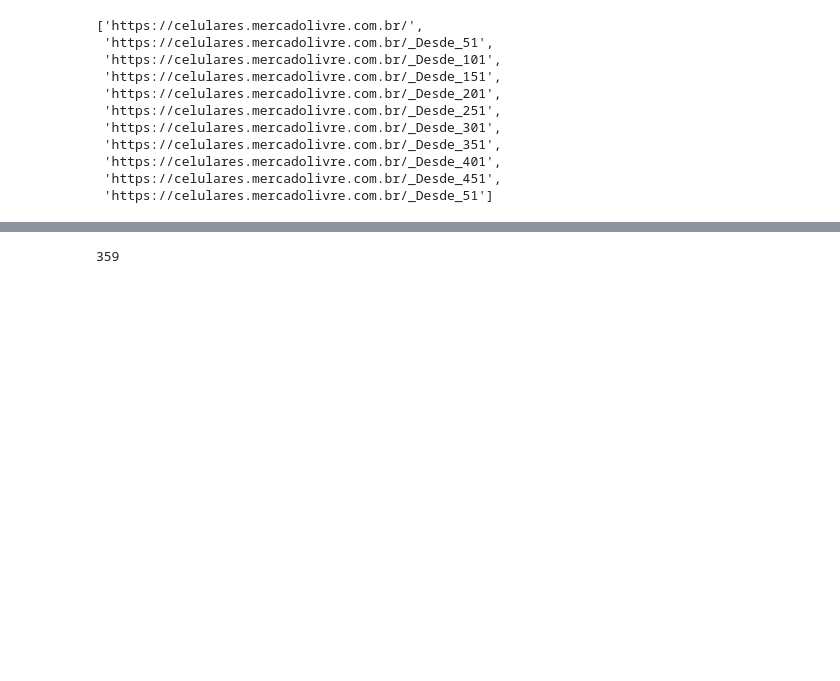
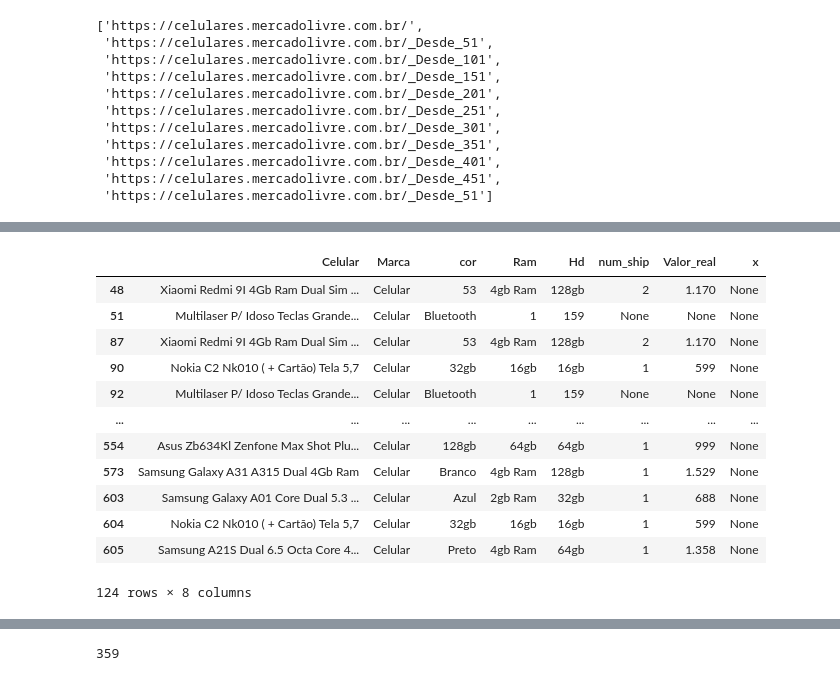
Before and after one commit to leandrofusco/Web_scraper_test, a Jupyter notebook: Web_scraper_celphone.ipynb, the cells around one changed output, grey strips where cells are left out. Drawn from its saved outputs; the diff is of its cells as text; code cells hidden in the pictures; blank space fills up the shorter version.

Commit message:
c-06 começando analise de dados, estudando a substituição de Celular na coluna Marca para a verdadeira marca do aparelho que se encontra na mesma linha na coluna Celular

```diff
--- a/Web_scraper_celphone.ipynb
+++ b/Web_scraper_celphone.ipynb
@@ -190,0 +197,16 @@ df_cel_mercado.head()
+# %%
+df_cel_mercado.query('Marca=="Celular"')
+# %% [output]
+|  | Celular | Marca | cor | Ram | Hd | num_ship | Valor_real | x |
+| 48 | Xiaomi Redmi 9I 4Gb Ram Dual Sim ... | Celular | 53 | 4gb Ram | 128gb | 2 | 1.170 | None |
+| 51 | Multilaser P/ Idoso Teclas Grande... | Celular | Bluetooth | 1 | 159 | None | None | None |
+| 87 | Xiaomi Redmi 9I 4Gb Ram Dual Sim ... | Celular | 53 | 4gb Ram | 128gb | 2 | 1.170 | None |
+| 90 | Nokia C2 Nk010 ( + Cartão) Tela 5,7 | Celular | 32gb | 16gb | 16gb | 1 | 599 | None |
+| 92 | Multilaser P/ Idoso Teclas Grande... | Celular | Bluetooth | 1 | 159 | None | None | None |
+| ... | ... | ... | ... | ... | ... | ... | ... | ... |
+| 554 | Asus Zb634Kl Zenfone Max Shot Plu... | Celular | 128gb | 64gb | 64gb | 1 | 999 | None |
+| 573 | Samsung Galaxy A31 A315 Dual 4Gb Ram | Celular | Branco | 4gb Ram | 128gb | 1 | 1.529 | None |
+| 603 | Samsung Galaxy A01 Core Dual 5.3 ... | Celular | Azul | 2gb Ram | 32gb | 1 | 688 | None |
+| 604 | Nokia C2 Nk010 ( + Cartão) Tela 5,7 | Celular | 32gb | 16gb | 16gb | 1 | 599 | None |
+| 605 | Samsung A21S Dual 6.5 Octa Core 4... | Celular | Preto | 4gb Ram | 64gb | 1 | 1.358 | None |
+124 rows × 8 columns
```
Also changed, not shown: parts of 14 cells of this notebook, 1 other file.
